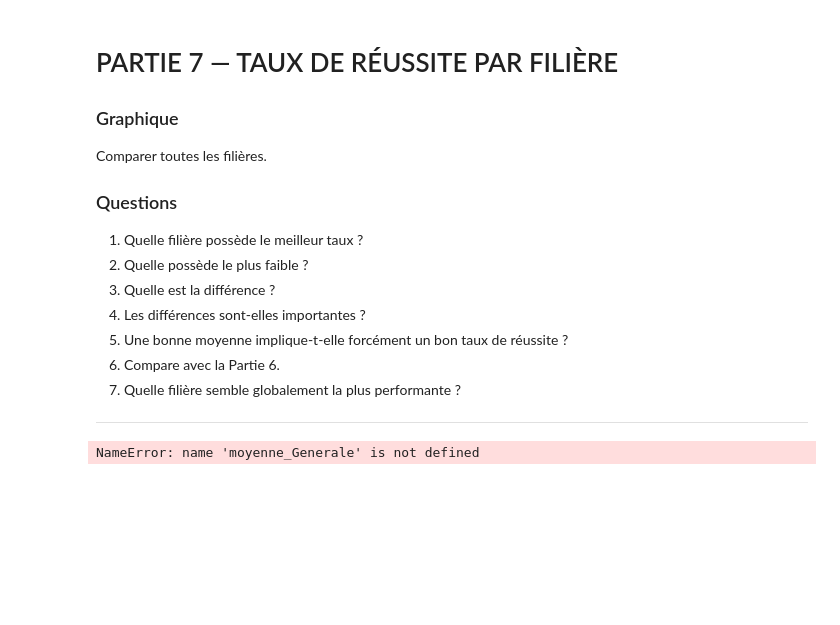
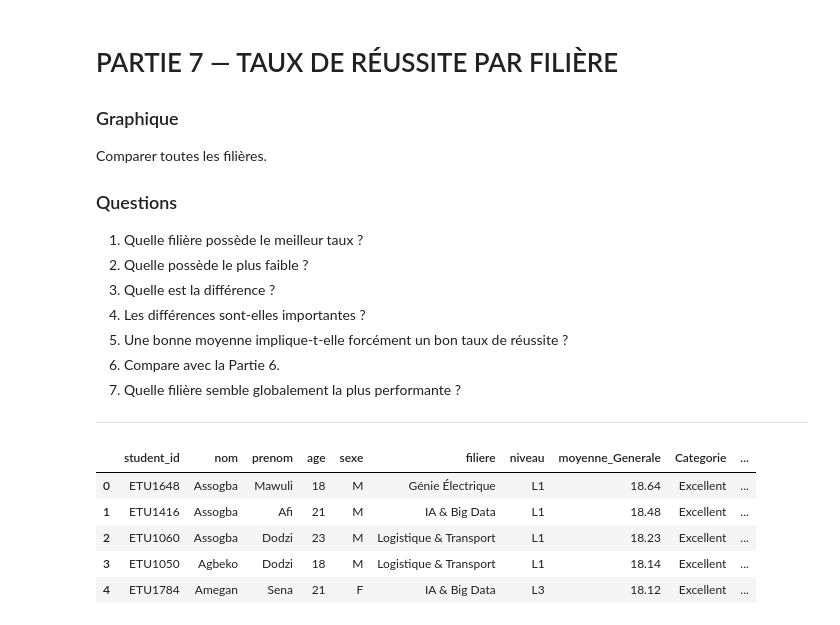
Before and after one commit to SAKPANI/Formation-Data_Science-et-Machine-Learning, a Jupyter notebook: PROJETS/Projet_Final_Matplotlib_Seaborn_Consignes/Visualisation.ipynb, the cells around one changed output. Drawn from its saved outputs; the diff is of its cells as text; code cells hidden in the pictures; blank space fills up the shorter version.

```diff
--- a/PROJETS/Projet_Final_Matplotlib_Seaborn_Consignes/Visualisation.ipynb
+++ b/PROJETS/Projet_Final_Matplotlib_Seaborn_Consignes/Visualisation.ipynb
@@ -528,7 +528,20 @@ Comparer toutes les filières.
 7. Quelle filière semble globalement la plus performante ?
 
 ---
-# %%
-while
-# %% [output]
-NameError: name 'moyenne_Generale' is not defined
+# %%
+def resultat(moy):
+    if moy >=10:
+        return "reussite"
+    elif  moy <10:
+        return "echec"
+
+data["resultat"] = data.apply(
+    lambda applique_ligne : resultat(applique_ligne["moyenne_Generale"]), axis = 1)
+data.head()
+# %% [output]
+|  | student_id | nom | prenom | age | sexe | filiere | niveau | moyenne_Generale | Categorie | ... |
+| 0 | ETU1648 | Assogba | Mawuli | 18 | M | Génie Électrique | L1 | 18.64 | Excellent | ... |
+| 1 | ETU1416 | Assogba | Afi | 21 | M | IA & Big Data | L1 | 18.48 | Excellent | ... |
+| 2 | ETU1060 | Assogba | Dodzi | 23 | M | Logistique & Transport | L1 | 18.23 | Excellent | ... |
+| 3 | ETU1050 | Agbeko | Dodzi | 18 | M | Logistique & Transport | L1 | 18.14 | Excellent | ... |
+| 4 | ETU1784 | Amegan | Sena | 21 | F | IA & Big Data | L3 | 18.12 | Excellent | ... |
```
Also changed, not shown: parts of 4 cells of this notebook.
